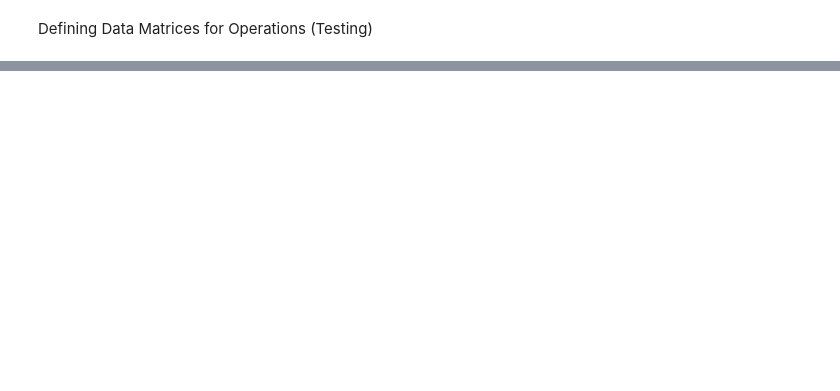
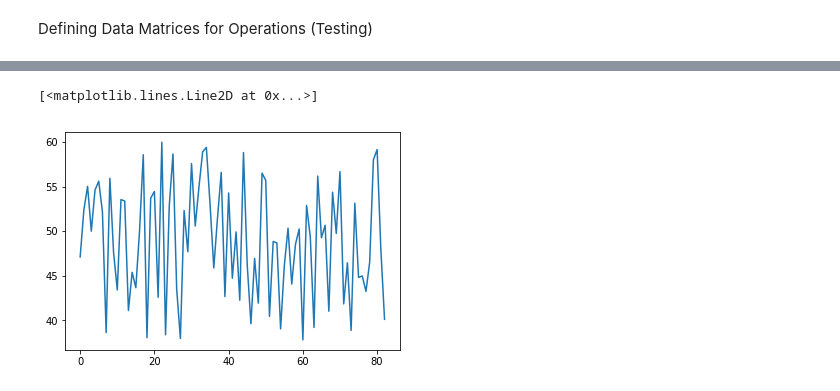
Before and after one commit to team-one-eee-511/proj2-time-series-forecasting, a Jupyter notebook: Test-EEE511.ipynb, the cells around one changed output, grey strips where cells are left out. Saved outputs shown, nothing was run; the diff lists cells and outputs as text; code cells hidden in the pictures; blank space fills up the shorter version.

```diff
--- a/Test-EEE511.ipynb
+++ b/Test-EEE511.ipynb
@@ -158,0 +209,14 @@ hypothesis_data.describe()
+# %%
+regr = linear_model.LinearRegression()
+x = main_data.loc[:, 'x1'].values
+y = main_data.loc[:, 'y'].values
+x_train, x_test, y_train, y_test = train_test_split(x, y, test_size= 0.3, random_state=0)
+x_train_fit = x_train.reshape(-1,1)
+y_train_fit = y_train.reshape(-1,1)
+regr.fit(x_train_fit,y_train_fit)
+x_test_fit = x_test.reshape(-1,1)
+y_pred = regr.predict(x_test_fit)
+plt.plot(y_pred)
+# %% [output]
+[<matplotlib.lines.Line2D at 0x...>]
+[figure, added]
```
Also changed, not shown: parts of 15 cells of this notebook.
